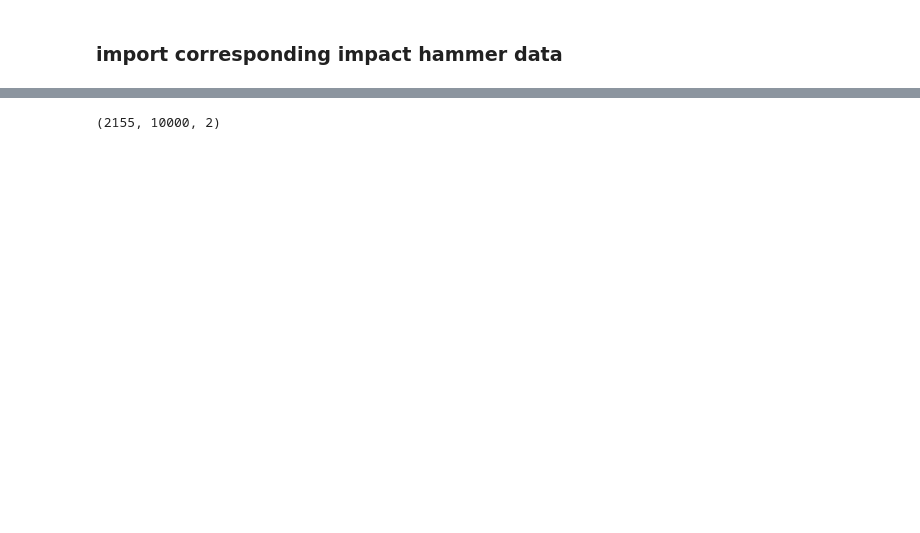
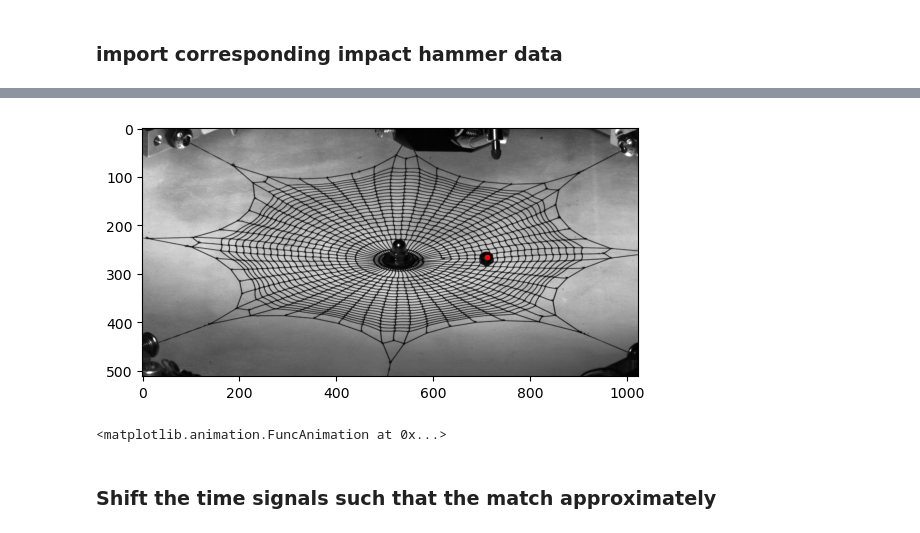
Before and after one commit to ThijsIllimited/pyidi, a Jupyter notebook: EMA.ipynb, the cells around one changed output, grey strips where cells are left out. Drawn from its saved outputs; the diff is of its cells as text; code cells hidden in the pictures; blank space fills up the shorter version.

```diff
--- a/EMA.ipynb
+++ b/EMA.ipynb
@@ -55,3 +81,15 @@ else:
+# %%
+point = [265, 710 ]  # replace x and y with the coordinates of the point
+# calculate the distances between the point and all points in tp_lim
+distances = cdist([point], tp_lim)
+# find the index of the nearest point
+nearest_index = np.argmin(distances)
+# get the coordinates of the nearest point
+nearest_point = tp_lim[nearest_index]
+play_video(video, range(1,5000), interval=30, points=td[nearest_index, :, :].reshape(1,-1,2))
+# %% [output]
+[figure, added]
+<matplotlib.animation.FuncAnimation at 0x...>
 # %%
 %matplotlib qt
 force_index = impact_data['NI']['channel_names'].index('Force')
@@ -87,5 +109,2 @@ plt.show()
-# %%
-
-data.shape
-# %% [output]
-(2155, 10000, 2)
+# %% [markdown]
+### Shift the time signals such that the match approximately
```
Also changed, not shown: parts of 7 cells of this notebook.
